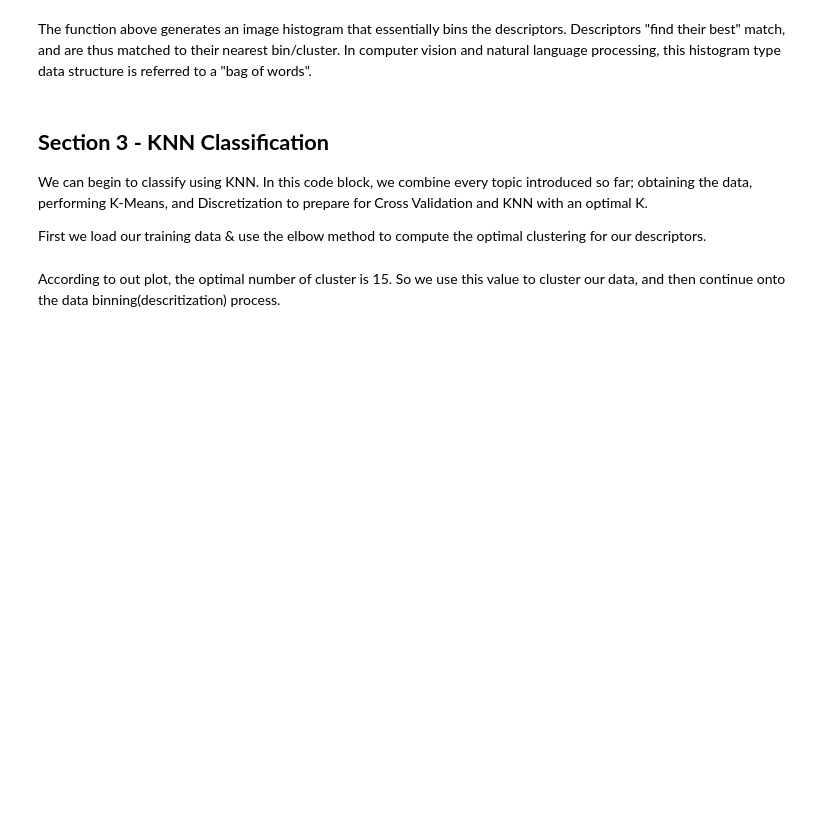
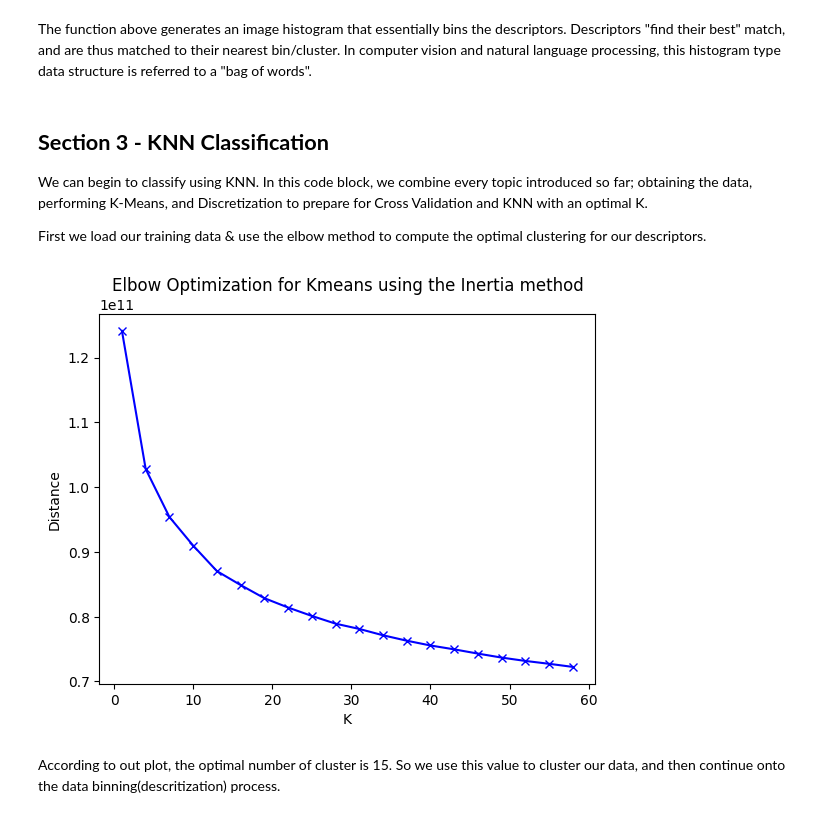
Before and after one commit to LukeIngram/MATH-318-Final-Project, a Jupyter notebook: notebooks/Challenge_2.ipynb, the cells around one changed output. Drawn from its saved outputs; the diff is of its cells as text; code cells hidden in the pictures; blank space fills up the shorter version.

```diff
--- a/notebooks/Challenge_2.ipynb
+++ b/notebooks/Challenge_2.ipynb
@@ -144,20 +144,22 @@ First we load our training data & use the elbow method to compute the optimal cl
 # %%
 # Split data into training & testing sets
 train_X,test_X,train_Y,test_Y = train_test_split(df['image'],df['class'],
                                                  test_size=0.33,random_state=42,stratify=df['class'])
 
 
 # Fetch keypoints from training data
 train_keys = []
 train_des = []
 for sample in train_X:
     kps,des = SIFT(sample)
     train_keys.append(kps)
     for d in des:
         train_des.append(d)
 
 # find optimal clustering
-#elbow_kmeans(train_des,kmax=60)
+elbow_kmeans(train_des,kmax=60)
+# %% [output]
+[figure, added]
 # %% [markdown]
 According to out plot, the optimal number of cluster is 15. So we use this value to cluster our data, and then continue onto the data binning(descritization) process.
 # %%
```
Also changed, not shown: parts of 2 cells of this notebook, 15 other files.
